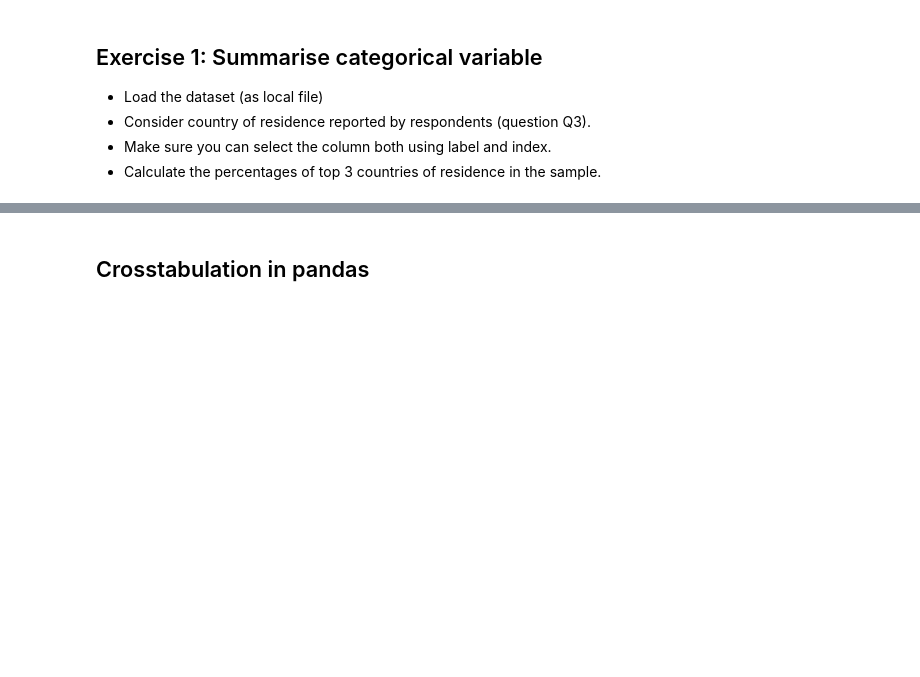
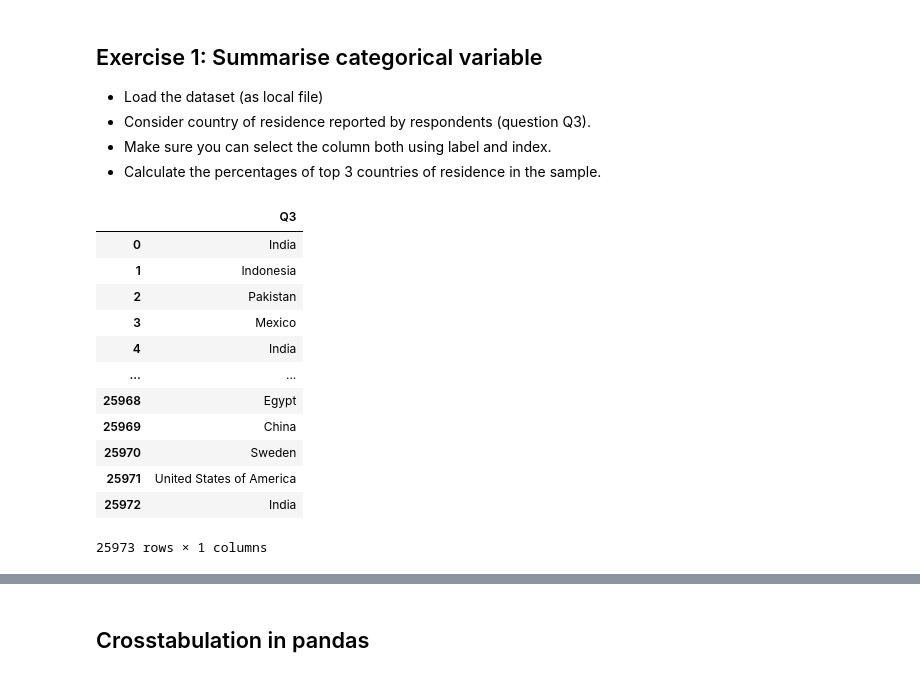
Before and after one commit to Arianaxsz/POP77001_Computer_Programming_2022, a Jupyter notebook: tutorials/10_week.ipynb, the cells around one changed output, grey strips where cells are left out. Drawn from its saved outputs; the diff is of its cells as text; code cells hidden in the pictures; blank space fills up the shorter version.

```diff
--- a/tutorials/10_week.ipynb
+++ b/tutorials/10_week.ipynb
@@ -35,3 +36,19 @@ kaggle2021_qs
 - Consider country of residence reported by respondents (question Q3).
 - Make sure you can select the column both using label and index.
 - Calculate the percentages of top 3 countries of residence in the sample.
+# %%
+kaggle2021.loc[:, ['Q3']] #label location
+# %% [output]
+|  | Q3 |
+| 0 | India |
+| 1 | Indonesia |
+| 2 | Pakistan |
+| 3 | Mexico |
+| 4 | India |
+| ... | ... |
+| 25968 | Egypt |
+| 25969 | China |
+| 25970 | Sweden |
+| 25971 | United States of America |
+| 25972 | India |
+25973 rows × 1 columns
```
Also changed, not shown: parts of 12 cells of this notebook, 1 other file.
